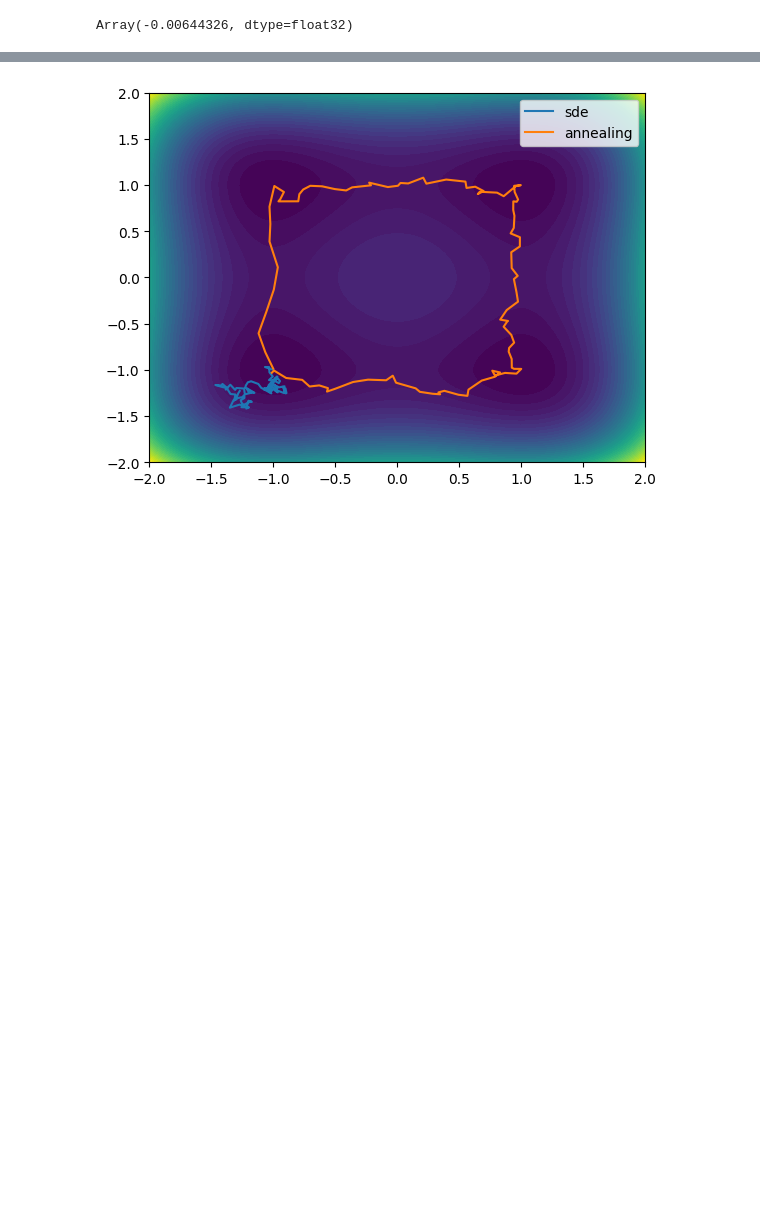
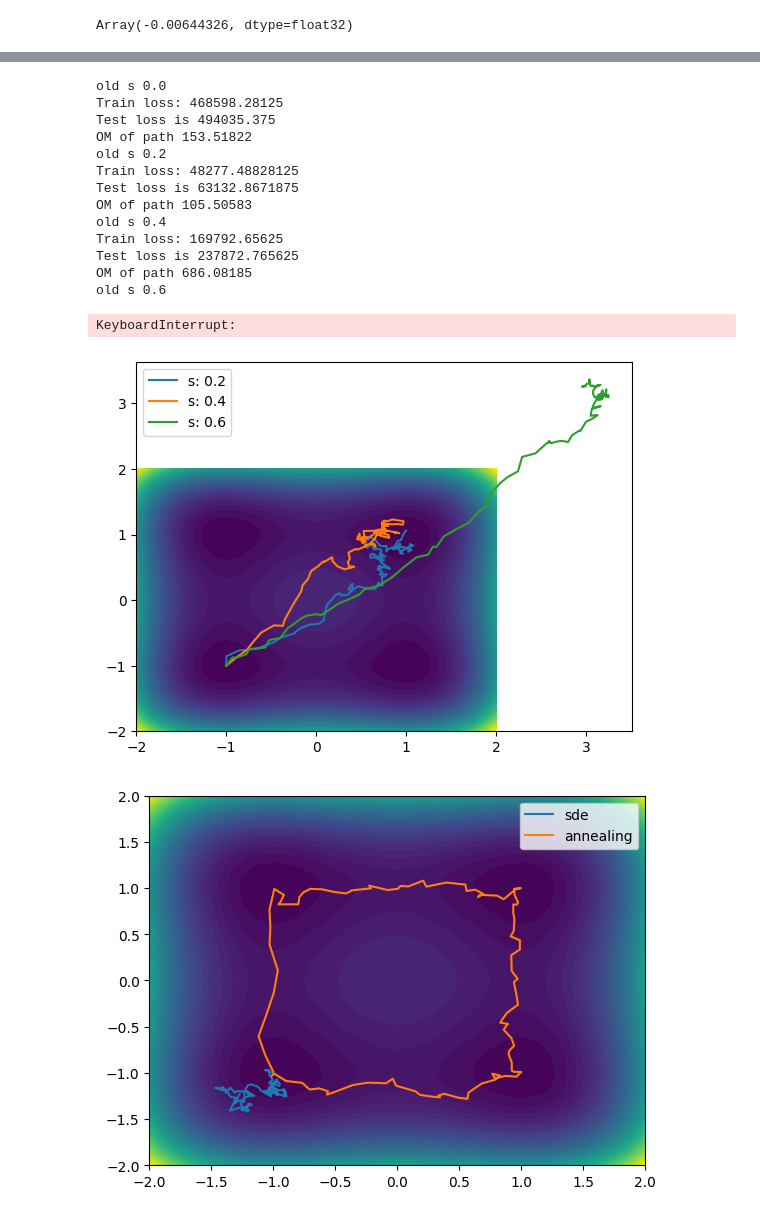
Before and after one commit to reubenharry/path_sampling, a Jupyter notebook: src/path_sampling_nb 2D.ipynb, the cells around one changed output, grey strips where cells are left out. Saved outputs shown, nothing was run; the diff lists cells and outputs as text; code cells hidden in the pictures; blank space fills up the shorter version.

```diff
--- a/src/path_sampling_nb 2D.ipynb
+++ b/src/path_sampling_nb 2D.ipynb
@@ -352,3 +415,63 @@ AssertionError:
+# %%
+key = jax.random.key(1)
+# b = uref # initialize b as uref
+schedule = [0.2, 0.4, 0.6, 0.8, 1.0] # , 0.2, 0.3, 0.4, 0.5, 0.6, 0.7, 0.8, 0.9, 1.0]
+dbds = MLP([6,10,10,2], key=jax.random.key(0))
+
+from path_sampling import dfdt, div_f, update, update_non_amortized
+
+def I(x, time, uref):
+    x = x.reshape((-1, ndims))
+    dt = time[1]
+    dxdts = dfdt(x, dt)
+    div_us = div_f(x, time, uref)
+    out = jax.vmap(lambda xt,t, div_u, dxdt : 0.5*dt*(0.5*(dxdt - uref(xt, t)).dot(dxdt - uref(xt, t)) + 0.5*div_u)) (x, time, div_us, dxdts)
+    return jnp.sum(out)
+
+b = uref_2d
+A = 0
+for i, s in enumerate(schedule):
+
+
+
+    key = jax.random.fold_in(key, i)
+
+    # update b -> b + dbds
+    dbds, A = update(
+        uref=b, # lambda x, t : jnp.array([0.0]),
+        J=(lambda x, y: (1/0.1**2)*jnp.linalg.norm(x[-1]- np.array([1,1]))**2),
+        # J=(lambda x, y: (1/0.1**2)*jnp.linalg.norm(x[-1]- np.array([1,1]))**2),
+        dbds=dbds,
+        hyperparams={'dt': 0.001, 'num_steps': 100, 'num_training_steps' : 1000, 'batch_size' :200},
+        key=key,
+        schedule=schedule,
+        i=i,
+        I=I,
+        A=A,
+        rho=lambda key: jnp.zeros((2,))-1.,
+        ndims=2
+    )
+
+# potential(jnp.array([0.0]))
+
+# jax.grad(lambda x:jnp.sum(x**2))(jnp.array([4.0]))
+# uref(jnp.array([0.0]), 0.0)
+# %% [output]
+old s 0.0
+Train loss: 468598.28125
+Test loss is 494035.375
+OM of path 153.51822
+old s 0.2
+Train loss: 48277.48828125
+Test loss is 63132.8671875
+OM of path 105.50583
+old s 0.4
+Train loss: 169792.65625
+Test loss is 237872.765625
+OM of path 686.08185
+old s 0.6
+KeyboardInterrupt:
+[figure, added]
 # %%
 from mclmc import run_mclmc
 from path_sampling import dfdt, div_f
```
Also changed, not shown: parts of 3 cells of this notebook.
